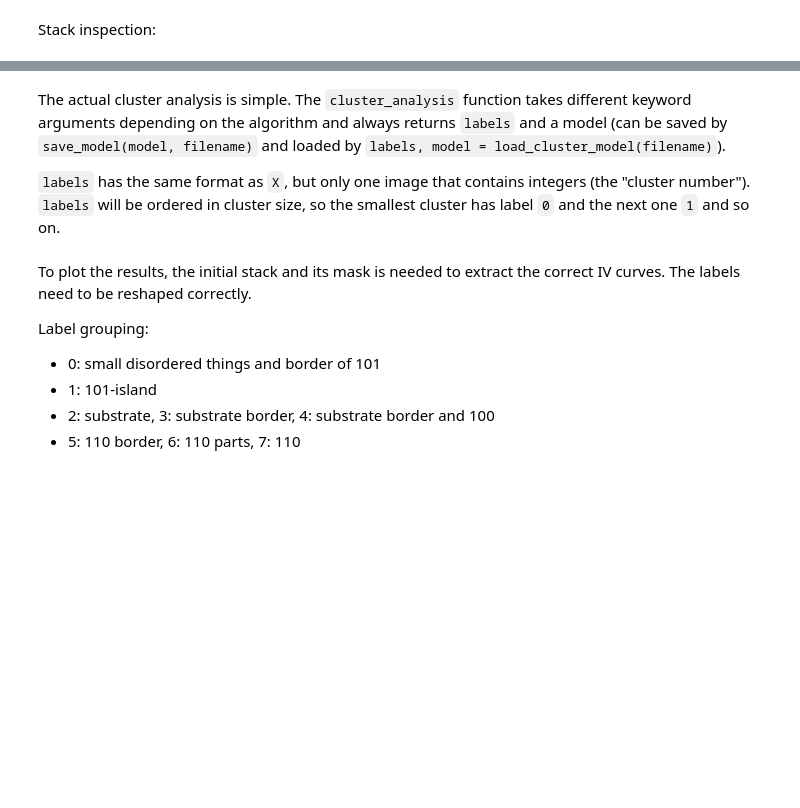
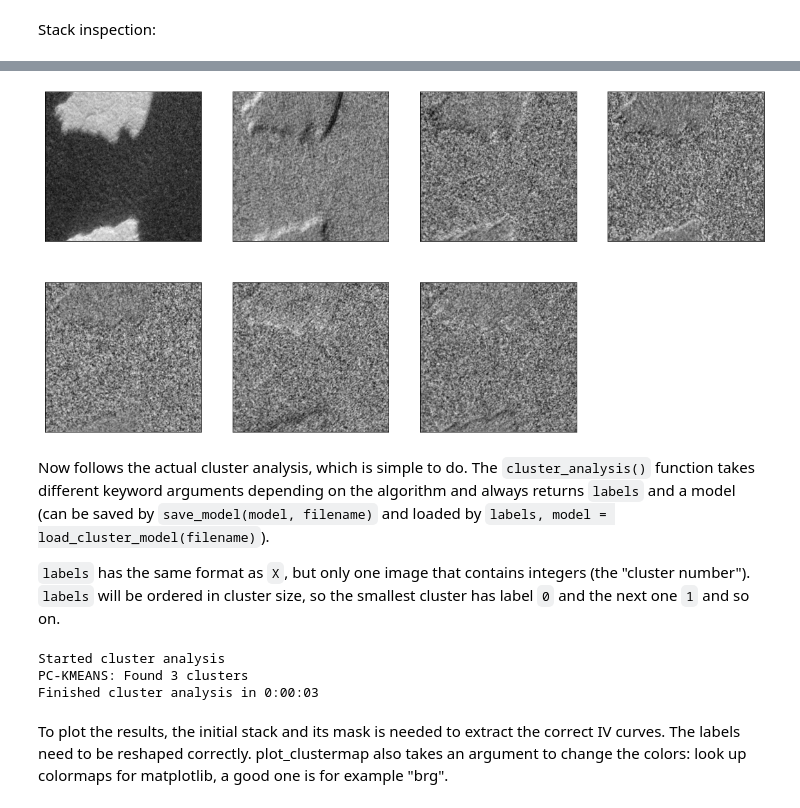
Before and after one commit to surf-sci-bc/uspy, a Jupyter notebook: examples/LEEM_cluster-analysis.ipynb, the cells around one changed output, grey strips where cells are left out. Drawn from its saved outputs; the diff is of its cells as text; code cells hidden in the pictures; blank space fills up the shorter version.

```diff
--- a/examples/LEEM_cluster-analysis.ipynb
+++ b/examples/LEEM_cluster-analysis.ipynb
@@ -58,19 +59,18 @@ The resulting `W`-vectorlist has the same format as `X`, but in "PCA-space" and
 # %%
 comps = cluster.vectors2stack(W, h, w)
-plotting.plot_movie(comps, fields=(None, None, None, None))
+leem.plot_mov(comps, fields=None)
+# %% [output]
+[figure, added]
 # %% [markdown]
-The actual cluster analysis is simple. The `cluster_analysis` function takes different keyword arguments depending on the algorithm and always returns `labels` and a model (can be saved by `save_model(model, filename)` and loaded by `labels, model = load_cluster_model(filename)`).
+Now follows the actual cluster analysis, which is simple to do. The `cluster_analysis()` function takes different keyword arguments depending on the algorithm and always returns `labels` and a model (can be saved by `save_model(model, filename)` and loaded by `labels, model = load_cluster_model(filename)`).
 
 `labels` has the same format as `X`, but only one image that contains integers (the "cluster number"). `labels` will be ordered in cluster size, so the smallest cluster has label `0` and the next one `1` and so on.
 # %%
-n_clusters = 8
-labels, model = cluster.cluster_analysis(W, "pc-xmeans", n_clusters=n_clusters, metric="euclidean_square")
+n_clusters = 3
+labels, model = cluster.cluster_analysis(W, "pc-kmeans", n_clusters=n_clusters, metric="euclidean_square")
+# %% [output]
+Started cluster analysis
+PC-KMEANS: Found 3 clusters
+Finished cluster analysis in 0:00:03
 # %% [markdown]
-To plot the results, the initial stack and its mask is needed to extract the correct IV curves. The labels need to be reshaped correctly.
-
-Label grouping:
-
-* 0: small disordered things and border of 101
-* 1: 101-island
-* 2: substrate, 3: substrate border, 4: substrate border and 100
-* 5: 110 border, 6: 110 parts, 7: 110
+To plot the results, the initial stack and its mask is needed to extract the correct IV curves. The labels need to be reshaped correctly. plot_clustermap also takes an argument to change the colors: look up colormaps for matplotlib, a good one is for example "brg".
```
Also changed, not shown: parts of 20 cells of this notebook, 5 other files.
